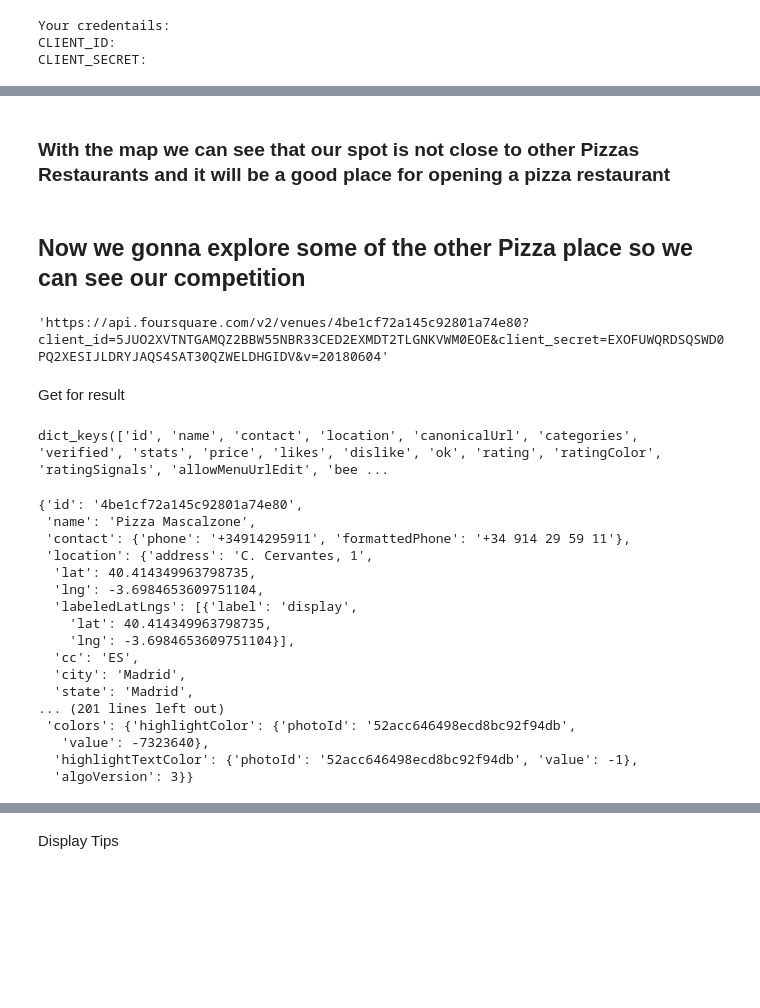
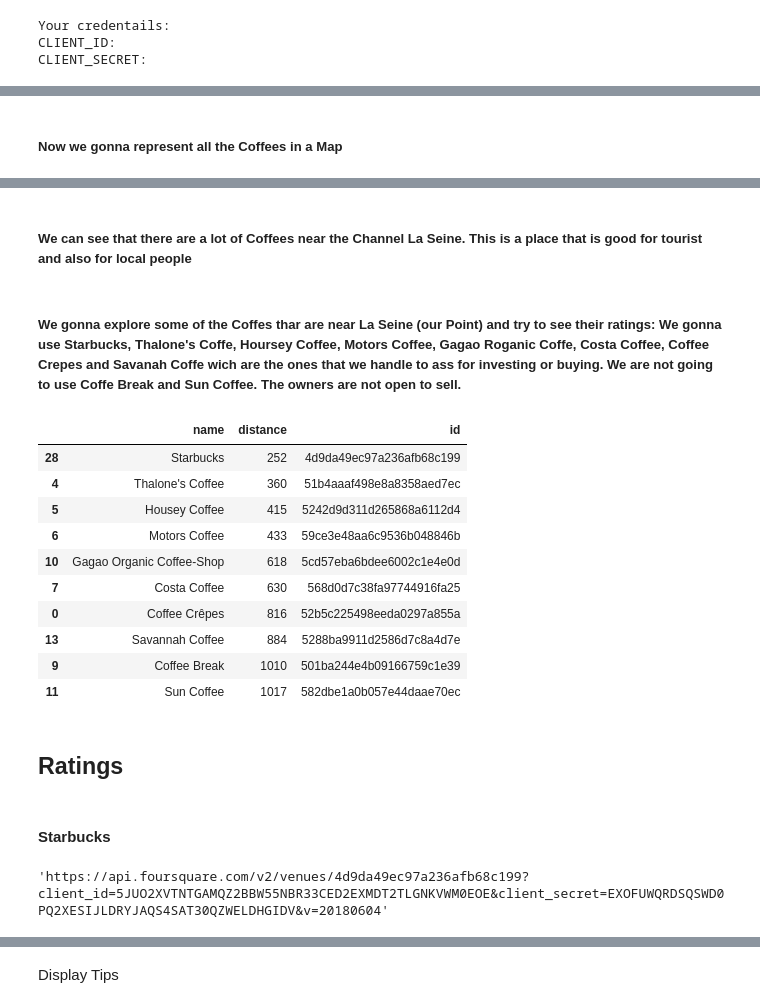
Before and after one commit to pcfds/Learning-and-working-with-python, a Jupyter notebook: Capstone Project - The Battle of Neighborhoods.ipynb, the cells around one changed output, grey strips where cells are left out. Drawn from its saved outputs; the diff is of its cells as text; code cells hidden in the pictures; blank space fills up the shorter version.

```diff
--- a/Capstone Project - The Battle of Neighborhoods.ipynb
+++ b/Capstone Project - The Battle of Neighborhoods.ipynb
@@ -167,4 +198,6 @@ dataframe_filtered.name
 Name: name, dtype: object
+# %% [markdown]
+##### Now we gonna represent all the Coffees in a Map
 # %%
 venues_map = folium.Map(location=[latitude, longitude], zoom_start=13) # generate map centred around the Conrad Hotel
 
@@ -195,39 +228,36 @@ for lat, lng, label in zip(dataframe_filtered.lat, dataframe_filtered.lng, dataf
 venues_map
 # %% [output]
 [interactive output not drawn]
-# %% [markdown]
-### With the map we can see that our spot is not close to other Pizzas Restaurants and it will be a good place for opening a pizza restaurant
-# %% [markdown]
-## Now we gonna explore some of the other Pizza place so we can see our competition
+# %% [markdown]
+##### We can see that there are a lot of Coffees near the Channel La Seine. This is a place that is good for tourist and also for local people
+# %% [markdown]
+##### We gonna explore some of the Coffes thar are near La Seine (our Point) and try to see their ratings: We gonna use Starbucks, Thalone's Coffe, Hoursey Coffee, Motors Coffee, Gagao Roganic Coffe, Costa Coffee, Coffee Crepes and Savanah Coffe wich are the ones that we handle to ass for investing or buying. We are not going to use Coffe Break and Sun Coffee. The owners are not open to sell.
+# %%
+CoffesID = dataframe_filtered[['name','distance','id']]
+# %%
+CoffesID.sort_values('distance').head(10)
+# %% [output]
+|  | name | distance | id |
+| 28 | Starbucks | 252 | 4d9da49ec97a236afb68c199 |
+| 4 | Thalone's Coffee | 360 | 51b4aaaf498e8a8358aed7ec |
+| 5 | Housey Coffee | 415 | 5242d9d311d265868a6112d4 |
+| 6 | Motors Coffee | 433 | 59ce3e48aa6c9536b048846b |
+| 10 | Gagao Organic Coffee-Shop | 618 | 5cd57eba6bdee6002c1e4e0d |
+| 7 | Costa Coffee | 630 | 568d0d7c38fa97744916fa25 |
+| 0 | Coffee Crêpes | 816 | 52b5c225498eeda0297a855a |
+| 13 | Savannah Coffee | 884 | 5288ba9911d2586d7c8a4d7e |
+| 9 | Coffee Break | 1010 | 501ba244e4b09166759c1e39 |
+| 11 | Sun Coffee | 1017 | 582dbe1a0b057e44daae70ec |
+# %% [markdown]
+## Ratings <a name="ratings"></a>
+# %% [markdown]
+#### Starbucks
 # %%
-venue_id = '4be1cf72a145c92801a74e80' # ID of Pizza Mascalzone
+venue_id = '4d9da49ec97a236afb68c199'
 url = 'https://api.foursquare.com/v2/venues/{}?client_id={}&client_secret={}&v={}'.format(venue_id, CLIENT_ID, CLIENT_SECRET, VERSION)
 url
 # %% [output]
-'https://api.foursquare.com/v2/venues/4be1cf72a145c92801a74e80?client_id=5JUO2XVTNTGAMQZ2BBW55NBR33CED2EXMDT2TLGNKVWM0EOE&client_secret=EXOFUWQRDSQSWD0PQ2XESIJLDRYJAQS4SAT30QZWELDHGIDV&v=20180604'
+'https://api.foursquare.com/v2/venues/4d9da49ec97a236afb68c199?client_id=5JUO2XVTNTGAMQZ2BBW55NBR33CED2EXMDT2TLGNKVWM0EOE&client_secret=EXOFUWQRDSQSWD0PQ2XESIJLDRYJAQS4SAT30QZWELDHGIDV&v=20180604'
-# %% [markdown]
-Get for result
 # %%
 result = requests.get(url).json()
-print(result['response']['venue'].keys())
-result['response']['venue']
-# %% [output]
-dict_keys(['id', 'name', 'contact', 'location', 'canonicalUrl', 'categories', 'verified', 'stats', 'price', 'likes', 'dislike', 'ok', 'rating', 'ratingColor', 'ratingSignals', 'allowMenuUrlEdit', 'bee ...
-{'id': '4be1cf72a145c92801a74e80',
- 'name': 'Pizza Mascalzone',
- 'contact': {'phone': '+34914295911', 'formattedPhone': '+34 914 29 59 11'},
- 'location': {'address': 'C. Cervantes, 1',
-  'lat': 40.414349963798735,
-  'lng': -3.6984653609751104,
-  'labeledLatLngs': [{'label': 'display',
-    'lat': 40.414349963798735,
-    'lng': -3.6984653609751104}],
-  'cc': 'ES',
-  'city': 'Madrid',
-  'state': 'Madrid',
-... (201 lines left out)
- 'colors': {'highlightColor': {'photoId': '52acc646498ecd8bc92f94db',
-   'value': -7323640},
-  'highlightTextColor': {'photoId': '52acc646498ecd8bc92f94db', 'value': -1},
-  'algoVersion': 3}}
 # %% [markdown]
```
Also changed, not shown: parts of 76 cells of this notebook.
